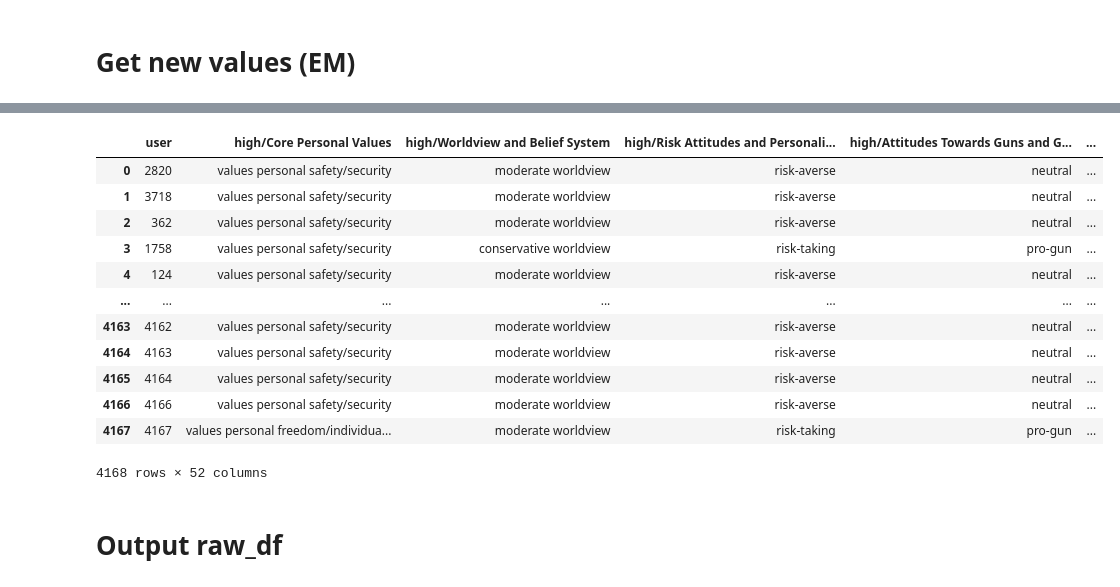
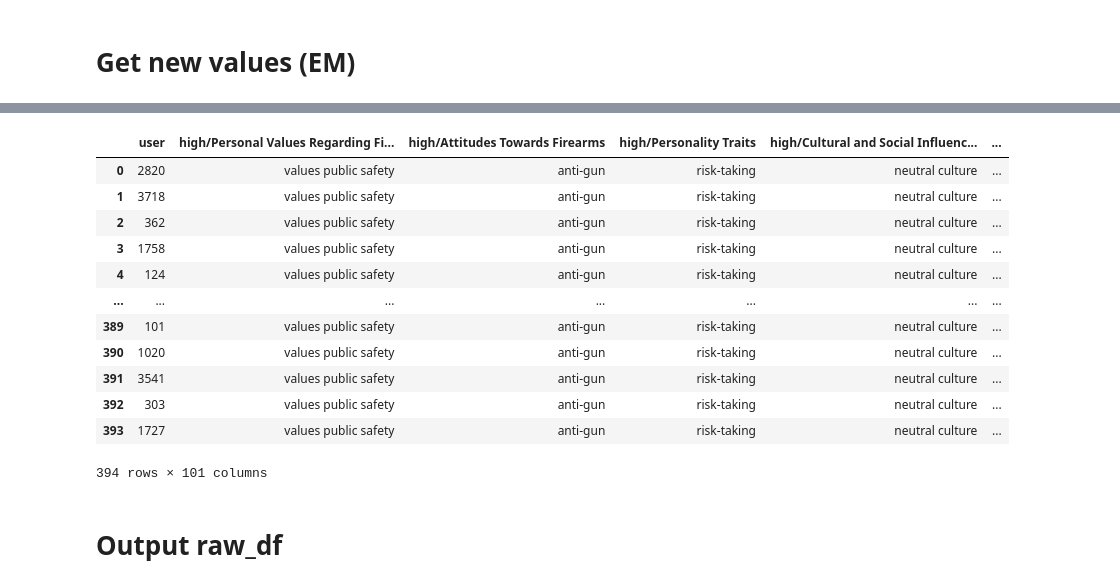
Before and after one commit to liamjxu/pump_code, a Jupyter notebook: pump/dev/bn.ipynb, the cells around one changed output, grey strips where cells are left out. Drawn from its saved outputs; the diff is of its cells as text; code cells hidden in the pictures.

```diff
--- a/pump/dev/bn.ipynb
+++ b/pump/dev/bn.ipynb
@@ -106,9 +175,9 @@ categorize(data)
 # %%
 res = []
 
-for user in data.keys():
+for user in categorized_data.keys():
     entry = {'user': user}
-    for persona in data[user]:
+    for persona in categorized_data[user]:
         entry[f"{persona['level']}/{persona['name']}"] = persona['inferred_value']
     res.append(entry)
 
@@ -137,7 +206,7 @@ df
 
 def get_bn(df, method, score):
 
-    model = bn.structure_learning.fit(df, methodtype=method, scoretype=score)
+    model = bn.structure_learning.fit(df, methodtype=method, scoretype=score, tabu_length=100)
     # Plot detected DAG
     pos = nx.spring_layout(model['adjmat'])
     # G = bn.plot(model, pos=pos)
@@ -168,5 +237,3 @@ def get_bn(df, method, score):
     param_model = bn.parameter_learning.fit(model1, df)
 
     return param_model
-# %%
-param_model = get_bn(df, method='hc', score='bic')
@@ -183,8 +244,8 @@ KeyboardInterrupt:
 # %% [markdown]
 # Get new values (EM)
 # %%
-for _ in range(1):
-
+for _ in range(7):
+    param_model = get_bn(df, method='hc', score='bds')
     Xtest = bn.sampling(param_model, 10)
     cols = Xtest.columns
     variables=[col for col in cols if col.startswith('mid') or col.startswith('high')]
@@ -234,27 +327,27 @@ raw_df
 # %%
 for var in raw_df.columns:
-    if '/' not in var or var.split('/')[1] not in idx2opt_mapping: continue
+    if '/' not in var or var not in idx2opt_mapping: continue
     try:
-        raw_df[var] = raw_df[var].apply(lambda x: idx2opt_mapping[var.split('/')[1]][x])
+        raw_df[var] = raw_df[var].apply(lambda x: idx2opt_mapping[var][x])
     except:
         print(var)
-        print(idx2opt_mapping[var.split('/')[1]])
+        print(idx2opt_mapping[var])
 
 raw_df
 # %% [output]
-|  | user | high/Core Personal Values | high/Worldview and Belief System | high/Risk Attitudes and Personali... | high/Attitudes Towards Guns and G... | ... |
-| 0 | 2820 | values personal safety/security | moderate worldview | risk-averse | neutral | ... |
-| 1 | 3718 | values personal safety/security | moderate worldview | risk-averse | neutral | ... |
-| 2 | 362 | values personal safety/security | moderate worldview | risk-averse | neutral | ... |
-| 3 | 1758 | values personal safety/security | conservative worldview | risk-taking | pro-gun | ... |
-| 4 | 124 | values personal safety/security | moderate worldview | risk-averse | neutral | ... |
+|  | user | high/Personal Values Regarding Fi... | high/Attitudes Towards Firearms | high/Personality Traits | high/Cultural and Social Influenc... | ... |
+| 0 | 2820 | values public safety | anti-gun | risk-taking | neutral culture | ... |
+| 1 | 3718 | values public safety | anti-gun | risk-taking | neutral culture | ... |
+| 2 | 362 | values public safety | anti-gun | risk-taking | neutral culture | ... |
+| 3 | 1758 | values public safety | anti-gun | risk-taking | neutral culture | ... |
+| 4 | 124 | values public safety | anti-gun | risk-taking | neutral culture | ... |
 | ... | ... | ... | ... | ... | ... | ... |
-| 4163 | 4162 | values personal safety/security | moderate worldview | risk-averse | neutral | ... |
-| 4164 | 4163 | values personal safety/security | moderate worldview | risk-averse | neutral | ... |
-| 4165 | 4164 | values personal safety/security | moderate worldview | risk-averse | neutral | ... |
-| 4166 | 4166 | values personal safety/security | moderate worldview | risk-averse | neutral | ... |
-| 4167 | 4167 | values personal freedom/individua... | moderate worldview | risk-taking | pro-gun | ... |
+| 389 | 101 | values public safety | anti-gun | risk-taking | neutral culture | ... |
+| 390 | 1020 | values public safety | anti-gun | risk-taking | neutral culture | ... |
+| 391 | 3541 | values public safety | anti-gun | risk-taking | neutral culture | ... |
+| 392 | 303 | values public safety | anti-gun | risk-taking | neutral culture | ... |
+| 393 | 1727 | values public safety | anti-gun | risk-taking | neutral culture | ... |
-4168 rows × 52 columns
+394 rows × 101 columns
 # %% [markdown]
 # Output raw_df
 # %%
```
Also changed, not shown: parts of 15 cells of this notebook, 13 other files.
